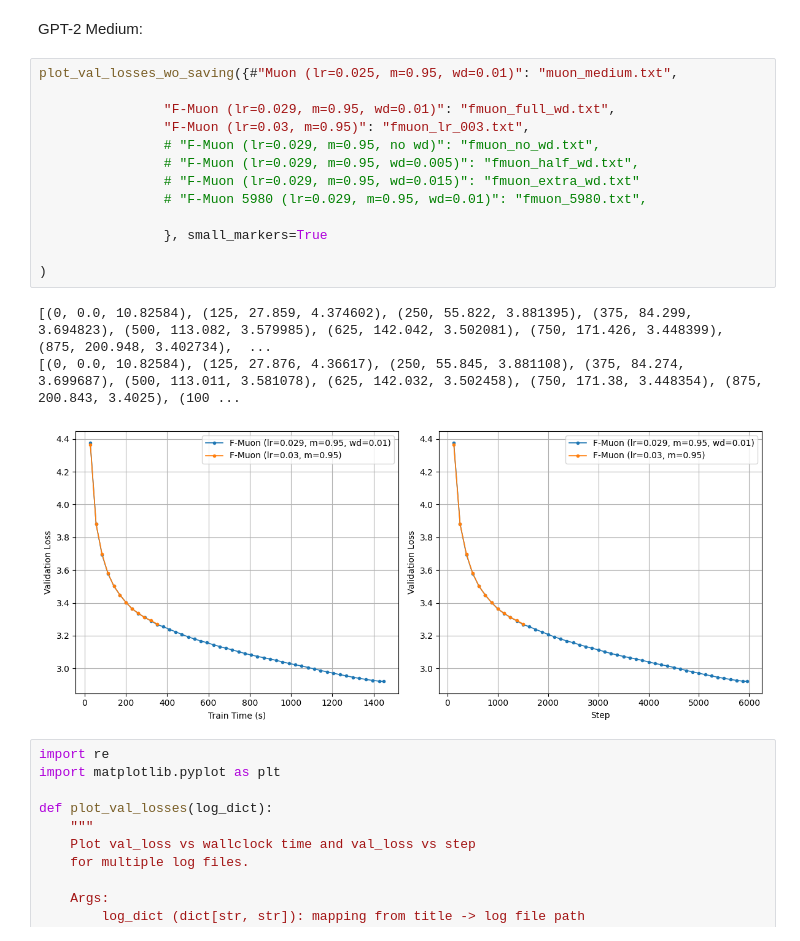
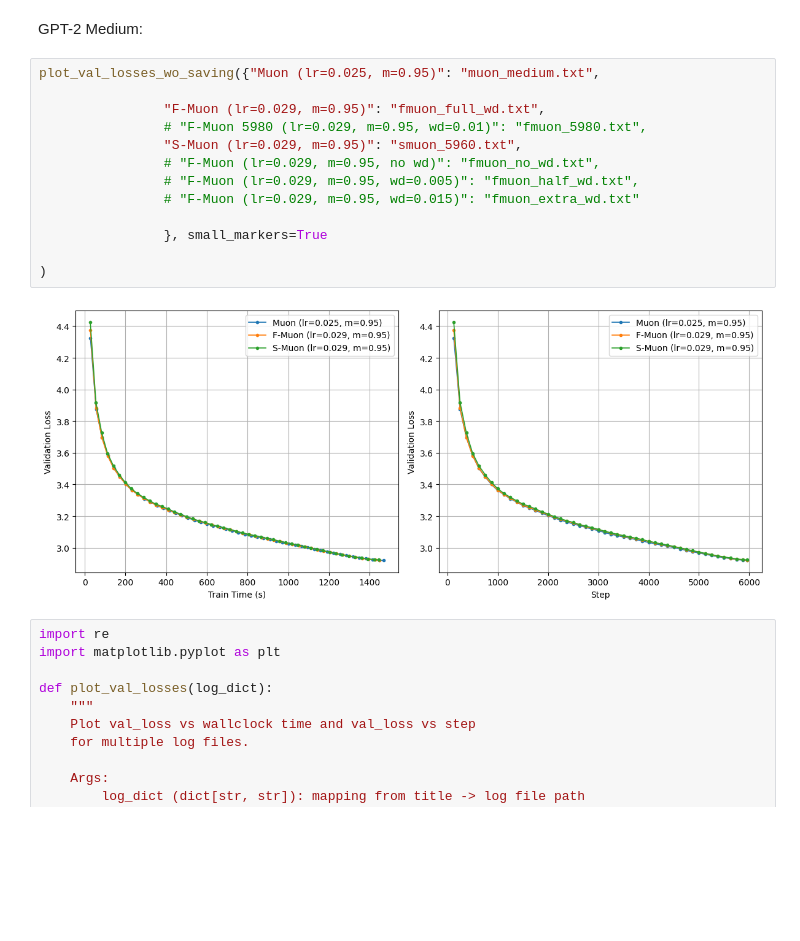
Before and after one commit to alexlegeartis/Neon, a Jupyter notebook: code/figures/13may_muon_neon/GPT_plotter/loss_vs_time.ipynb, the cells around one changed output. Drawn from its saved outputs; the diff is of its cells as text; blank space fills up the shorter version.

Commit message:
Added Medium logs + minor changes in the article

```diff
--- a/code/figures/13may_muon_neon/GPT_plotter/loss_vs_time.ipynb
+++ b/code/figures/13may_muon_neon/GPT_plotter/loss_vs_time.ipynb
@@ -64,22 +64,20 @@ def plot_val_losses_wo_saving(log_dict, small_markers=False):
 # %% [markdown]
 GPT-2 Medium:
 # %%
-plot_val_losses_wo_saving({#"Muon (lr=0.025, m=0.95, wd=0.01)": "muon_medium.txt",
+plot_val_losses_wo_saving({"Muon (lr=0.025, m=0.95)": "muon_medium.txt",
 
-                "F-Muon (lr=0.029, m=0.95, wd=0.01)": "fmuon_full_wd.txt",
-                "F-Muon (lr=0.03, m=0.95)": "fmuon_lr_003.txt",
+                "F-Muon (lr=0.029, m=0.95)": "fmuon_full_wd.txt",
+                # "F-Muon 5980 (lr=0.029, m=0.95, wd=0.01)": "fmuon_5980.txt",
+                "S-Muon (lr=0.029, m=0.95)": "smuon_5960.txt",
                 # "F-Muon (lr=0.029, m=0.95, no wd)": "fmuon_no_wd.txt",
                 # "F-Muon (lr=0.029, m=0.95, wd=0.005)": "fmuon_half_wd.txt",
                 # "F-Muon (lr=0.029, m=0.95, wd=0.015)": "fmuon_extra_wd.txt"
-                # "F-Muon 5980 (lr=0.029, m=0.95, wd=0.01)": "fmuon_5980.txt",
 
                 }, small_markers=True
 
 )
 # %% [output]
-[(0, 0.0, 10.82584), (125, 27.859, 4.374602), (250, 55.822, 3.881395), (375, 84.299, 3.694823), (500, 113.082, 3.579985), (625, 142.042, 3.502081), (750, 171.426, 3.448399), (875, 200.948, 3.402734),  ...
-[(0, 0.0, 10.82584), (125, 27.876, 4.36617), (250, 55.845, 3.881108), (375, 84.274, 3.699687), (500, 113.011, 3.581078), (625, 142.032, 3.502458), (750, 171.38, 3.448354), (875, 200.843, 3.4025), (100 ...
-[figure, old version]
+[figure, new version]
 # %%
 import re
 import matplotlib.pyplot as plt
```
Also changed, not shown: parts of 3 cells of this notebook, 4 other files.
